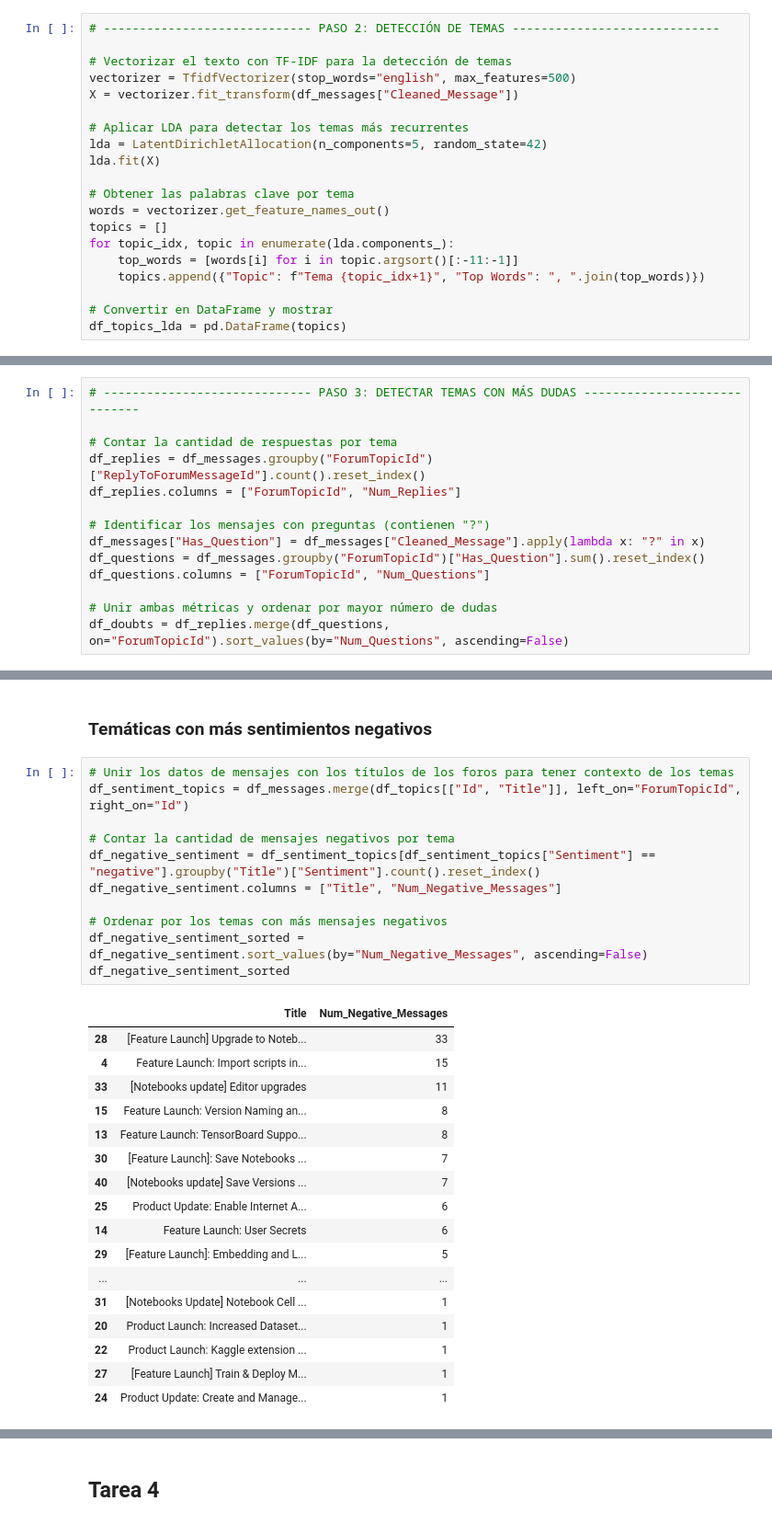
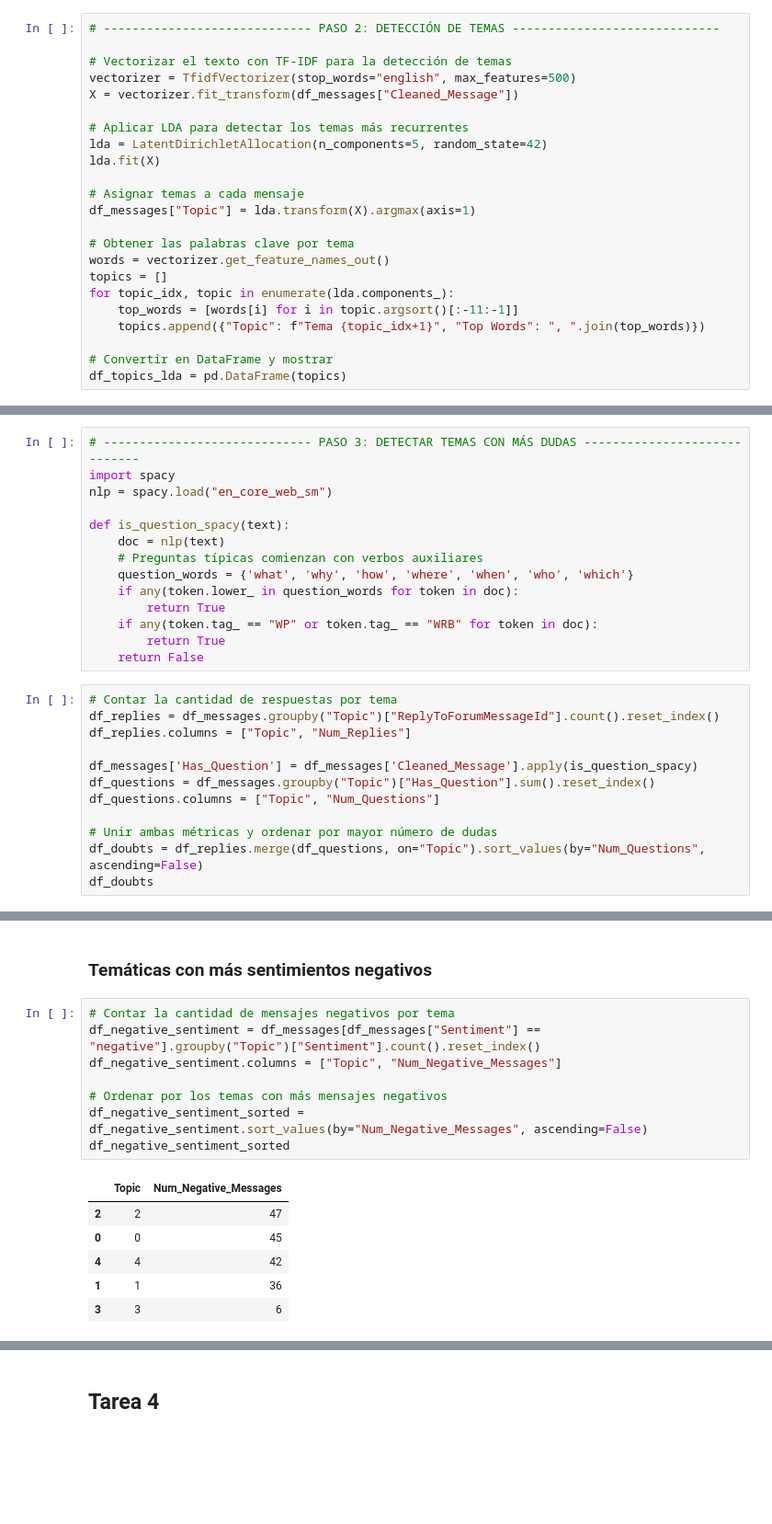
Before and after one commit to jorgegarcelan/IAA-Educacion, a Jupyter notebook: Labs/Lab 3/lab3.ipynb, the cells around one changed output, grey strips where cells are left out. Shown at 92% size. Drawn from its saved outputs; the diff is of its cells as text; blank space fills up the shorter version.

```diff
--- a/Labs/Lab 3/lab3.ipynb
+++ b/Labs/Lab 3/lab3.ipynb
@@ -55,6 +55,9 @@ X = vectorizer.fit_transform(df_messages["Cleaned_Message"])
 lda = LatentDirichletAllocation(n_components=5, random_state=42)
 lda.fit(X)
 
+# Asignar temas a cada mensaje
+df_messages["Topic"] = lda.transform(X).argmax(axis=1)
+
 # Obtener las palabras clave por tema
 words = vectorizer.get_feature_names_out()
 topics = []
@@ -88,14 +120,26 @@ Hemos identificado los temas con más dudas en los foros, considerando tanto el
+# %%
+# ----------------------------- PASO 3: DETECTAR TEMAS CON MÁS DUDAS -----------------------------
+import spacy
+nlp = spacy.load("en_core_web_sm")
+
+def is_question_spacy(text):
+    doc = nlp(text)
+    # Preguntas típicas comienzan con verbos auxiliares
+    question_words = {'what', 'why', 'how', 'where', 'when', 'who', 'which'}
+    if any(token.lower_ in question_words for token in doc):
+        return True
+    if any(token.tag_ == "WP" or token.tag_ == "WRB" for token in doc):
+        return True
+    return False
 # %%
-# ----------------------------- PASO 3: DETECTAR TEMAS CON MÁS DUDAS -----------------------------
+# Contar la cantidad de respuestas por tema
+df_replies = df_messages.groupby("Topic")["ReplyToForumMessageId"].count().reset_index()
+df_replies.columns = ["Topic", "Num_Replies"]
 
-# Contar la cantidad de respuestas por tema
-df_replies = df_messages.groupby("ForumTopicId")["ReplyToForumMessageId"].count().reset_index()
-df_replies.columns = ["ForumTopicId", "Num_Replies"]
-
-# Identificar los mensajes con preguntas (contienen "?")
-df_messages["Has_Question"] = df_messages["Cleaned_Message"].apply(lambda x: "?" in x)
-df_questions = df_messages.groupby("ForumTopicId")["Has_Question"].sum().reset_index()
-df_questions.columns = ["ForumTopicId", "Num_Questions"]
+df_messages['Has_Question'] = df_messages['Cleaned_Message'].apply(is_question_spacy)
+df_questions = df_messages.groupby("Topic")["Has_Question"].sum().reset_index()
+df_questions.columns = ["Topic", "Num_Questions"]
 
 # Unir ambas métricas y ordenar por mayor número de dudas
-df_doubts = df_replies.merge(df_questions, on="ForumTopicId").sort_values(by="Num_Questions", ascending=False)
+df_doubts = df_replies.merge(df_questions, on="Topic").sort_values(by="Num_Questions", ascending=False)
+df_doubts
@@ -196,31 +200,17 @@ Passing `palette` without assigning `hue` is deprecated and will be removed in v
 # %% [markdown]
 ### Temáticas con más sentimientos negativos
 # %%
-# Unir los datos de mensajes con los títulos de los foros para tener contexto de los temas
-df_sentiment_topics = df_messages.merge(df_topics[["Id", "Title"]], left_on="ForumTopicId", right_on="Id")
-
 # Contar la cantidad de mensajes negativos por tema
-df_negative_sentiment = df_sentiment_topics[df_sentiment_topics["Sentiment"] == "negative"].groupby("Title")["Sentiment"].count().reset_index()
-df_negative_sentiment.columns = ["Title", "Num_Negative_Messages"]
+df_negative_sentiment = df_messages[df_messages["Sentiment"] == "negative"].groupby("Topic")["Sentiment"].count().reset_index()
+df_negative_sentiment.columns = ["Topic", "Num_Negative_Messages"]
 
 # Ordenar por los temas con más mensajes negativos
 df_negative_sentiment_sorted = df_negative_sentiment.sort_values(by="Num_Negative_Messages", ascending=False)
 df_negative_sentiment_sorted
 # %% [output]
-|  | Title | Num_Negative_Messages |
-| 28 | [Feature Launch] Upgrade to Noteb... | 33 |
-| 4 | Feature Launch: Import scripts in... | 15 |
-| 33 | [Notebooks update] Editor upgrades | 11 |
-| 15 | Feature Launch: Version Naming an... | 8 |
-| 13 | Feature Launch: TensorBoard Suppo... | 8 |
-| 30 | [Feature Launch]: Save Notebooks ... | 7 |
-| 40 | [Notebooks update] Save Versions ... | 7 |
-| 25 | Product Update: Enable Internet A... | 6 |
-| 14 | Feature Launch: User Secrets | 6 |
-| 29 | [Feature Launch]: Embedding and L... | 5 |
-| ... | ... | ... |
-| 31 | [Notebooks Update] Notebook Cell ... | 1 |
-| 20 | Product Launch: Increased Dataset... | 1 |
-| 22 | Product Launch: Kaggle extension ... | 1 |
-| 27 | [Feature Launch] Train & Deploy M... | 1 |
-| 24 | Product Update: Create and Manage... | 1 |
+|  | Topic | Num_Negative_Messages |
+| 2 | 2 | 47 |
+| 0 | 0 | 45 |
+| 4 | 4 | 42 |
+| 1 | 1 | 36 |
+| 3 | 3 | 6 |
```
Also changed, not shown: parts of 16 cells of this notebook, 1 other file.
